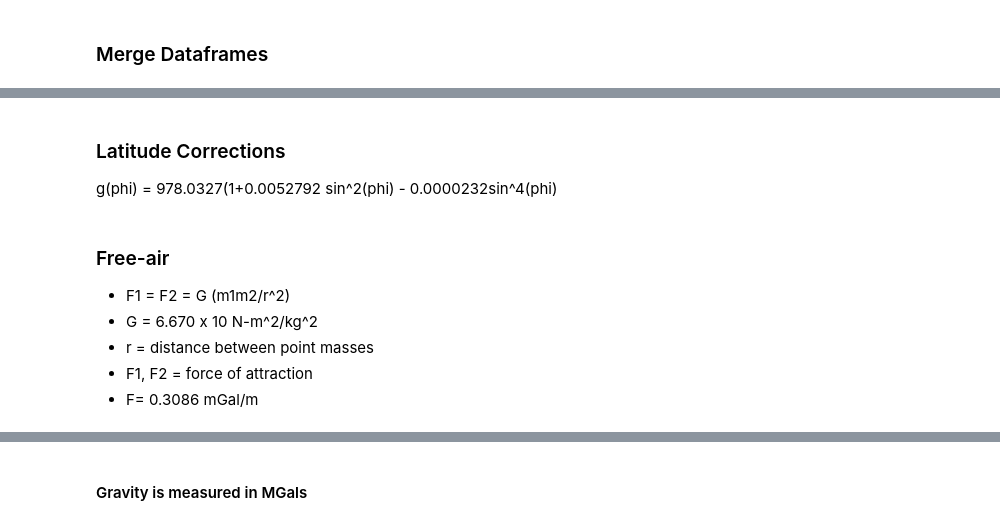
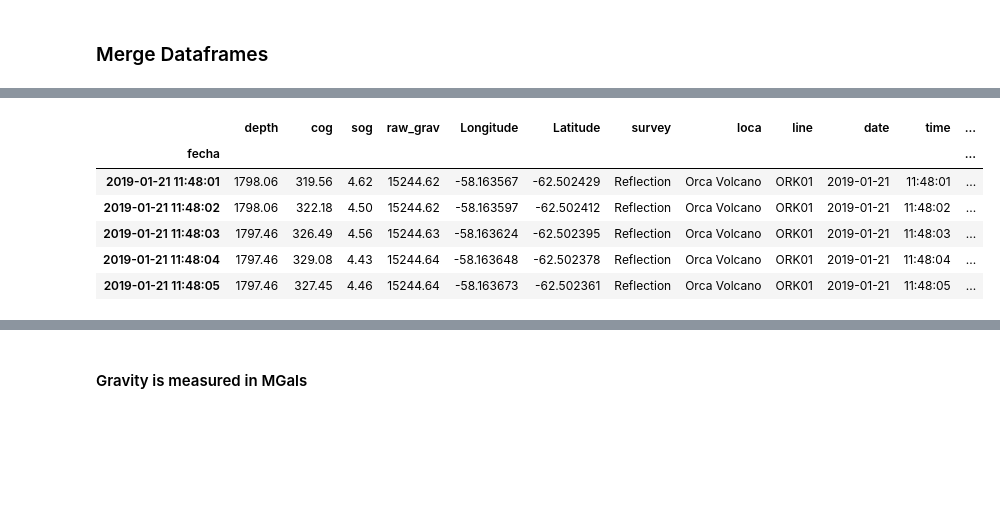
Before and after one commit to daxsoule/bravoseis, a Jupyter notebook: notebooks/GravLook.ipynb, the cells around one changed output, grey strips where cells are left out. Cells and saved outputs as stored; diff of their text form; code cells hidden in the pictures; blank space fills up the shorter version.

```diff
--- a/notebooks/GravLook.ipynb
+++ b/notebooks/GravLook.ipynb
@@ -149,6 +155,3 @@ df_gravMerge.head()
-# %%
-df_gravMerge = df_gravMerge.resample('s').mean()
-df_gravMerge.tail()
 # %%
 df_gravMerge['survey']= np.nan # Survey Part
 df_gravMerge['loca'] = np.nan # Survey Location
@@ -201,16 +230,20 @@ gravimetria = gravimetria[gravimetria.line != 'T10'];
 gravimetria = gravimetria.rename(columns={"profundidad": "depth", "longitud": "Longitude", "latitud": "Latitude"});
 # %%
 gravimetria['depth_na']=gravimetria.depth * -1
-gravimetria['normal_grav']=9.780327*(1+0.0053024*np.sin(gravimetria.Latitude.values*gravimetria.Latitude.values)- 0.0000058*np.sin(gravimetria.Latitude.values*gravimetria.Latitude.values))
+gravimetria['normal_grav']=(9.780327*(1+0.0053024*np.sin(gravimetria.Latitude.values)**2 - 0.0000058*np.sin(gravimetria.Latitude.values)**2))*10000
+gravimetria['normal_grav']= gravimetria.normal_grav.round(2)
 gravimetria['elevation']= -0.5
+gravimetria['FaCor']= (0.3087691 - 0.0004398)*np.sin(gravimetria.Latitude.values)**2 * gravimetria.elevation.values + (7.2125e-8 * gravimetria.elevation.values**2)
+gravimetria['relativeGrav'] = gravimetria.gravimetria_bruta.values.astype(float)- gravimetria.gravimetria_bruta.values.mean()
+gravimetria['relativeGrav']= gravimetria.relativeGrav.round(2)
+gravimetria['Abs_Gravity']= gravimetria.normal_grav.values.astype(float)+ gravimetria.relativeGrav.values.astype(float)
+gravimetria = gravimetria.rename(columns={"gravimetria_bruta": "raw_grav"});
 gravimetria.head()
+# %% [output]
+|  | depth | cog | sog | raw_grav | Longitude | Latitude | survey | loca | line | date | time | ... |
+| fecha |  |  |  |  |  |  |  |  |  |  |  | ... |
+| 2019-01-21 11:48:01 | 1798.06 | 319.56 | 4.62 | 15244.62 | -58.163567 | -62.502429 | Reflection | Orca Volcano | ORK01 | 2019-01-21 | 11:48:01 | ... |
+| 2019-01-21 11:48:02 | 1798.06 | 322.18 | 4.50 | 15244.62 | -58.163597 | -62.502412 | Reflection | Orca Volcano | ORK01 | 2019-01-21 | 11:48:02 | ... |
+| 2019-01-21 11:48:03 | 1797.46 | 326.49 | 4.56 | 15244.63 | -58.163624 | -62.502395 | Reflection | Orca Volcano | ORK01 | 2019-01-21 | 11:48:03 | ... |
+| 2019-01-21 11:48:04 | 1797.46 | 329.08 | 4.43 | 15244.64 | -58.163648 | -62.502378 | Reflection | Orca Volcano | ORK01 | 2019-01-21 | 11:48:04 | ... |
+| 2019-01-21 11:48:05 | 1797.46 | 327.45 | 4.46 | 15244.64 | -58.163673 | -62.502361 | Reflection | Orca Volcano | ORK01 | 2019-01-21 | 11:48:05 | ... |
-# %% [markdown]
-### Latitude Corrections
-g(phi) = 978.0327(1+0.0052792 sin^2(phi) - 0.0000232sin^4(phi)
-# %% [markdown]
-### Free-air
-* F1 = F2 = G (m1m2/r^2)
-* G = 6.670 x 10 N-m^2/kg^2
-* r = distance between point masses
-* F1, F2 = force of attraction
-* F= 0.3086 mGal/m
```
Also changed, not shown: parts of 10 cells of this notebook.
